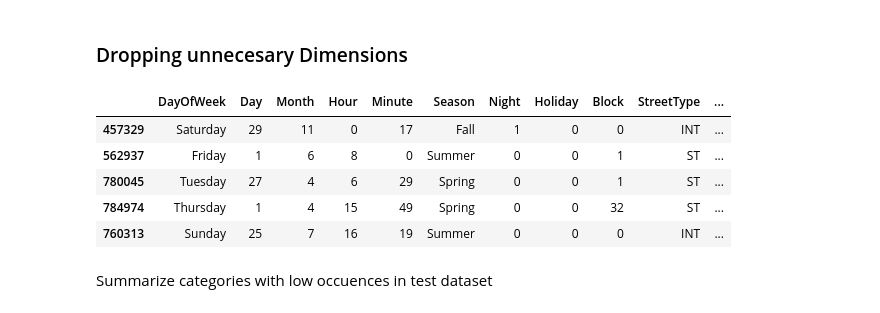
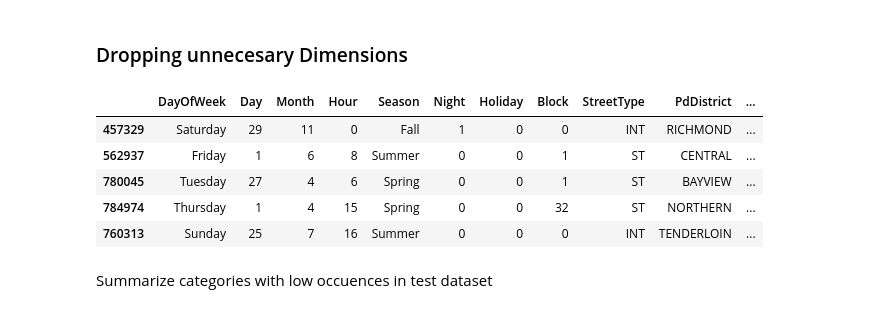
Before and after one commit to hannesharnisch/kaggle-sf-crime, a Jupyter notebook: 02-data-preparation.ipynb, the cells around one changed output. Cells and saved outputs as stored; diff of their text form; code cells hidden in the pictures.

Commit message:
Took out minute

```diff
--- a/02-data-preparation.ipynb
+++ b/02-data-preparation.ipynb
@@ -310,35 +310,21 @@ train[(train['Block'] != 0) & (train['StreetType'] == 'INT')].shape
 (0, 19)
 # %% [markdown]
 ### Dropping unnecesary Dimensions
-# %%
-# Dropping the Resolution and Descript in training dataset because they should not be relevant for prediction
-train = train.drop(columns=['Resolution', 'Descript'])
-
-# Dropping the Dates column because we already extracted the relevant information
-train = train.drop(columns=['Dates'])
-test = test.drop(columns=['Dates'])
-
-# Dropping the Address column because we already extracted the relevant information
-train = train.drop(columns=['Address'])
-test = test.drop(columns=['Address'])
-
-# Dropping Years because it is not necessary for future predictions
-train = train.drop(columns=['Year'])
 # %%
 # Sort the columns to be more organized
-sorded_column_sequence = ['DayOfWeek', 'Day', 'Month', 'Hour', 'Minute', 'Season', 'Night', 'Holiday', 'Block', 'StreetType', 'PdDistrict', 'lat', 'long', 'Category']
+sorded_column_sequence = ['DayOfWeek', 'Day', 'Month', 'Hour', 'Season', 'Night', 'Holiday', 'Block', 'StreetType', 'PdDistrict', 'lat', 'long', 'Category']
 
 train = train[sorded_column_sequence]
 test = test[sorded_column_sequence]
 
 train.head()
 # %% [output]
-|  | DayOfWeek | Day | Month | Hour | Minute | Season | Night | Holiday | Block | StreetType | ... |
-| 457329 | Saturday | 29 | 11 | 0 | 17 | Fall | 1 | 0 | 0 | INT | ... |
-| 562937 | Friday | 1 | 6 | 8 | 0 | Summer | 0 | 0 | 1 | ST | ... |
-| 780045 | Tuesday | 27 | 4 | 6 | 29 | Spring | 0 | 0 | 1 | ST | ... |
-| 784974 | Thursday | 1 | 4 | 15 | 49 | Spring | 0 | 0 | 32 | ST | ... |
-| 760313 | Sunday | 25 | 7 | 16 | 19 | Summer | 0 | 0 | 0 | INT | ... |
+|  | DayOfWeek | Day | Month | Hour | Season | Night | Holiday | Block | StreetType | PdDistrict | ... |
+| 457329 | Saturday | 29 | 11 | 0 | Fall | 1 | 0 | 0 | INT | RICHMOND | ... |
+| 562937 | Friday | 1 | 6 | 8 | Summer | 0 | 0 | 1 | ST | CENTRAL | ... |
+| 780045 | Tuesday | 27 | 4 | 6 | Spring | 0 | 0 | 1 | ST | BAYVIEW | ... |
+| 784974 | Thursday | 1 | 4 | 15 | Spring | 0 | 0 | 32 | ST | NORTHERN | ... |
+| 760313 | Sunday | 25 | 7 | 16 | Summer | 0 | 0 | 0 | INT | TENDERLOIN | ... |
 # %% [markdown]
 Summarize categories with low occuences in test dataset
 # %%
```
Also changed, not shown: parts of 4 cells of this notebook.
